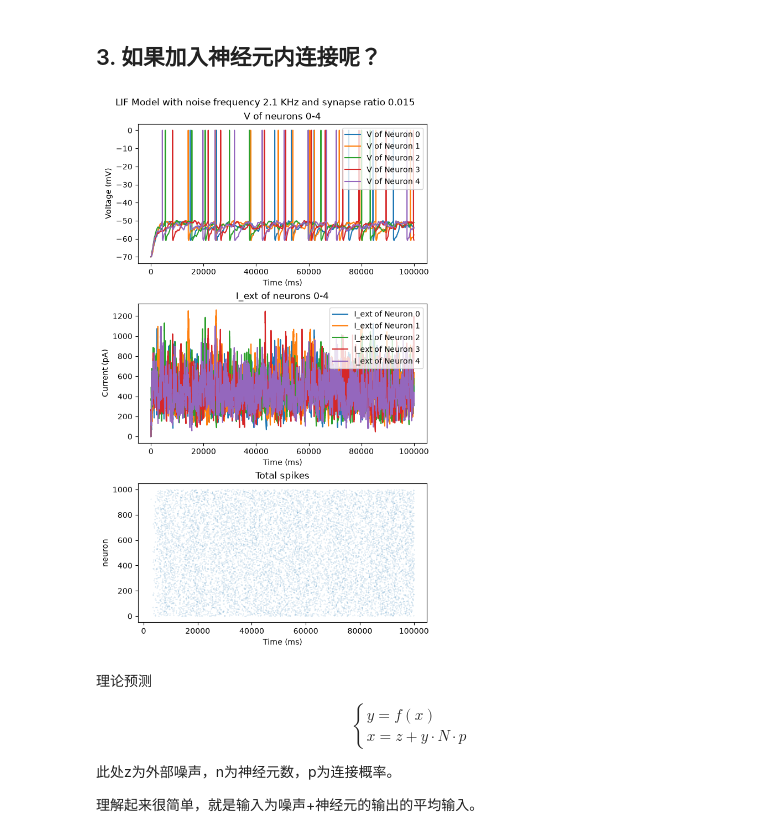
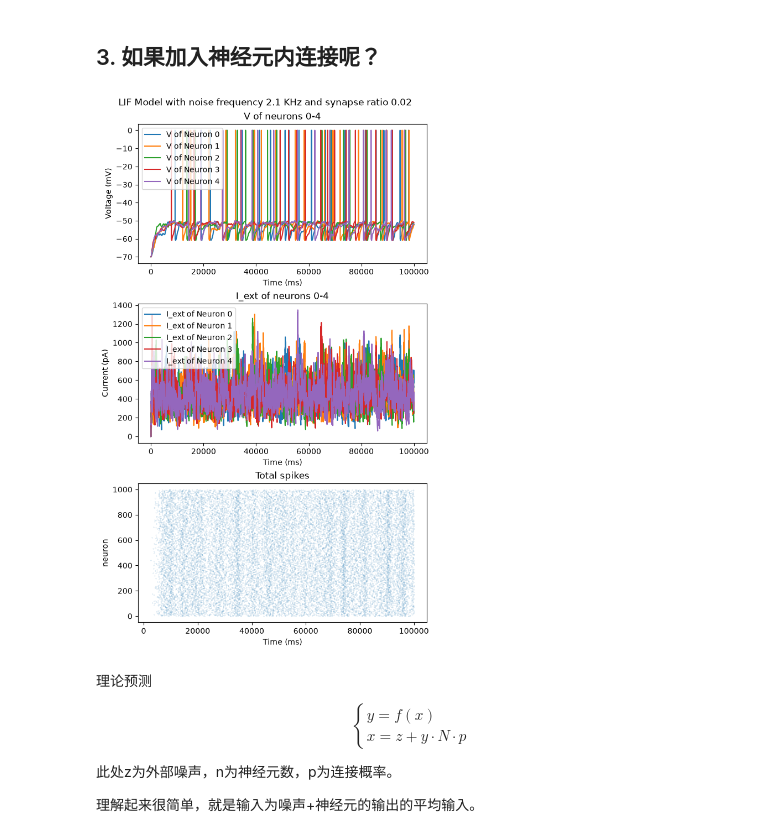
Before and after one commit to moraxborax/bio-class, a Jupyter notebook: neuron.ipynb, the cells around one changed output. Saved outputs shown, nothing was run; the diff lists cells and outputs as text; code cells hidden in the pictures.

Commit message:
full walkthru

```diff
--- a/neuron.ipynb
+++ b/neuron.ipynb
@@ -192,20 +192,18 @@ N = 1000
 rng = np.random.default_rng()
 
 
-V = np.full((N, T), V_rest, dtype=np.float32)  # unit: mV
+V = np.full((N, T), V_rest)  # unit: mV
 
-not_refractory = np.ones((N, T), dtype=np.float32)
-spikes = np.zeros((N, T), dtype=np.float32)
+not_refractory = np.ones((N, T))
+spikes = np.zeros((N, T))
 
-I_ext = np.zeros(
-    (N, T), dtype=np.float32
-)  # external current, unit: pA
+I_ext = np.zeros((N, T))  # external current, unit: pA
 # I_rec = np.zeros(
 #     (N, T), dtype=np.float32
 # )  # recurrent current, unit: pA
 # W = np.zeros((N, N)) # synaptic weight. no units
 
-S_ampa_ext = np.zeros((N, T), dtype=np.float32)
+S_ampa_ext = np.zeros((N, T))
 # S_ampa_rec = np.zeros((N, T), dtype=np.float32)
 
 synapse_ratio = 0.00
@@ -294,8 +292,8 @@ plt.show()
 Let's test it at different frequencies
 """
 
-noise_freqs = np.arange(1.5, 3.05, 0.05, dtype=np.float32)  # kHz
-spike_freqs = np.zeros_like(noise_freqs, dtype=np.float32) # Hz
+noise_freqs = np.arange(1.5, 3.05, 0.05)  # kHz
+spike_freqs = np.zeros_like(noise_freqs) # Hz
 
 for i in trange(len(noise_freqs), desc="Frequencies", position=0):
     p_noise = noise_freqs[i] * dt
@@ -362,23 +363,19 @@ N = 1000
 rng = np.random.default_rng()
 
 
-V = np.full((N, T), V_rest, dtype=np.float32)  # unit: mV
+V = np.full((N, T), V_rest)  # unit: mV
 
-not_refractory = np.ones((N, T), dtype=np.float32)
-spikes = np.zeros((N, T), dtype=np.float32)
+not_refractory = np.ones((N, T))
+spikes = np.zeros((N, T))
 
-I_ext = np.zeros(
-    (N, T), dtype=np.float32
-)  # external current, unit: pA
-I_rec = np.zeros(
-    (N, T), dtype=np.float32
-)  # recurrent current, unit: pA
+I_ext = np.zeros((N, T))  # external current, unit: pA
+I_rec = np.zeros((N, T))  # recurrent current, unit: pA
 # W = np.zeros((N, N)) # synaptic weight. no units
 
-S_ampa_ext = np.zeros((N, T), dtype=np.float32)
-S_ampa_rec = np.zeros((N, T), dtype=np.float32)
+S_ampa_ext = np.zeros((N, T))
+S_ampa_rec = np.zeros((N, T))
 
-synapse_ratio = 0.015 # Change the synapse ratio for internal connects.
+synapse_ratio = 0.02 # Change the synapse ratio for internal connects.
 
 noise_freq = 2.1 # Noise frequency, unit: KHz
 # You can try to modify this
@@ -389,7 +386,7 @@ spikes_external = rng.binomial(1, p_noise, (N, T))
 
 # W = rng.binomial(1, synapse_ratio, (N, N)).astype(np.float32)
 # W = np.zeros((N, N), dtype=np.float32)
-W = csr_matrix(rng.random((N, N)) < synapse_ratio, dtype=np.float32)
+W = csr_matrix(rng.random((N, N)) < synapse_ratio)
 
 
 for t in trange(1, T):
@@ -432,34 +429,34 @@ fig, axs = plt.subplots(3, 1, figsize=(6, 10), constrained_layout=True)
 
 axs[0].set_title("V of neurons 0-4")
 axs[0].set_xlabel("Time (ms)")
 axs[0].set_ylabel("Voltage (mV)")
 axs[1].set_title("I_ext of neurons 0-4")
 axs[1].set_xlabel("Time (ms)")
 axs[1].set_ylabel("Current (pA)")
 axs[2].set_title("Total spikes")
 axs[2].set_xlabel("Time (ms)")
 axs[2].set_ylabel("neuron")
 
 fig.suptitle(
     f"LIF Model with noise frequency {noise_freq} KHz and synapse ratio {synapse_ratio}"
 )
 
 for idx in range(5):
     t = np.arange(T)
     # plt.plot(t, I_ext[idx, :], label=f"I_ext of Neuron {idx}")
     axs[0].plot(t, V[idx, :], label=f"V of Neuron {idx}")
     axs[1].plot(t, I_ext[idx, :], label=f"I_ext of Neuron {idx}")
 
 
 axs[2].scatter(np.where(spikes == 1)[1], np.where(spikes == 1)[0], s=0.01)
 
 axs[0].legend()
 axs[1].legend()
 
 plt.savefig(f"pics/lif_{noise_freq}KHz_synapse{synapse_ratio}.png", dpi=300)
 plt.show()
 # %% [output]
-[figure, old version]
+[figure, new version]
 # %% [markdown]
 理论预测
 
```
Also changed, not shown: parts of 9 cells of this notebook.
